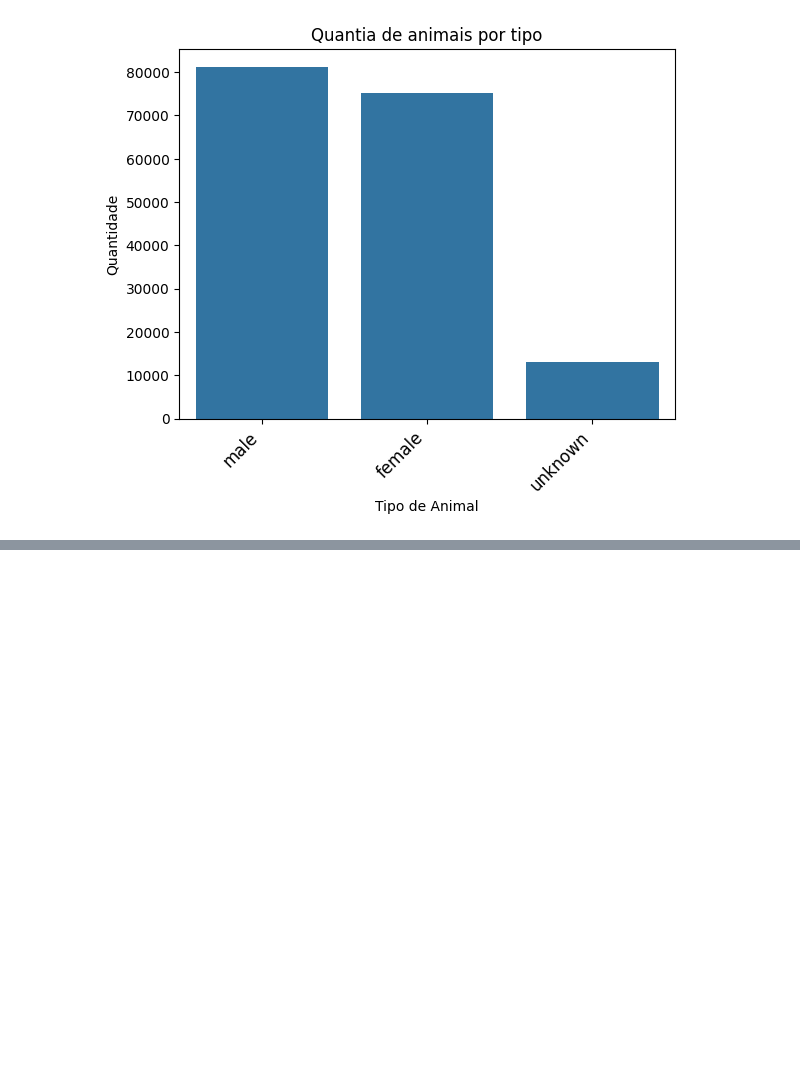
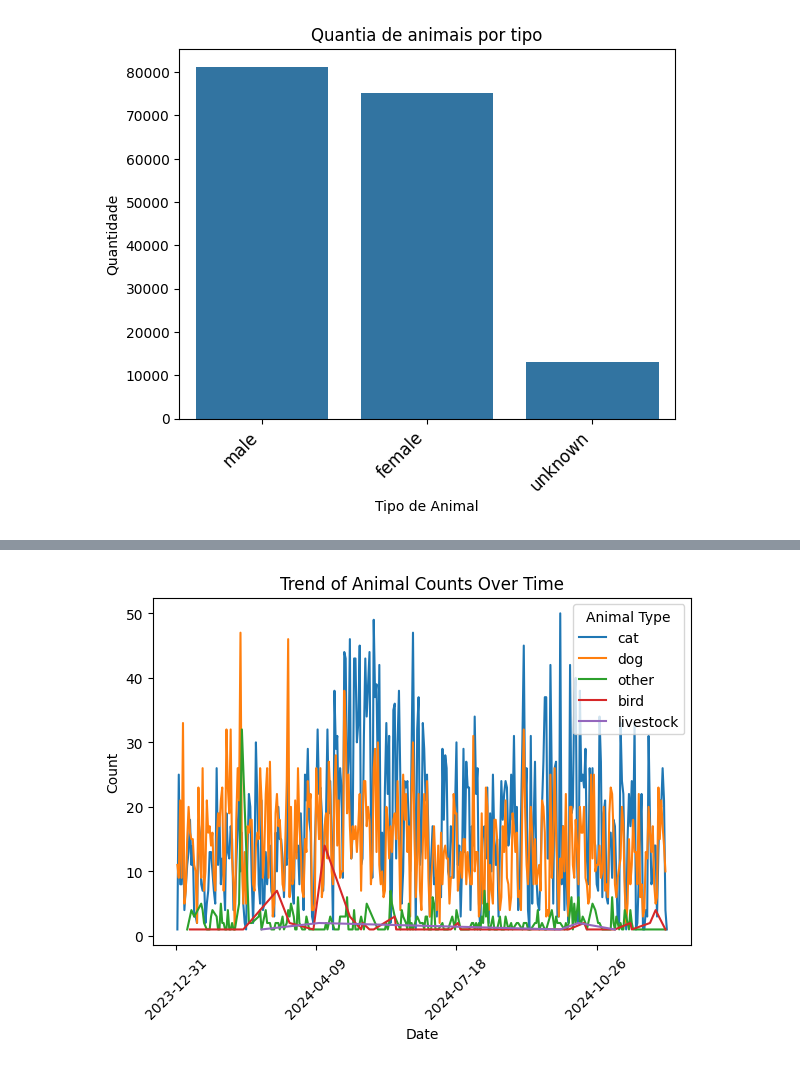
Before and after one commit to renneruan/data-science-animal-shelter, a Jupyter notebook: data_visualization.ipynb, the cells around one changed output, grey strips where cells are left out. Saved outputs shown, nothing was run; the diff lists cells and outputs as text; code cells hidden in the pictures; blank space fills up the shorter version.

Commit message:
Starting structure of visualization

```diff
--- a/data_visualization.ipynb
+++ b/data_visualization.ipynb
@@ -89,0 +71,7 @@ KeyboardInterrupt:
+# %%
+df2 = (
+    df.groupby(["date", "animal_type"])
+    .agg(count=("animal_type", "count"))
+    .reset_index()
+)
+df2.head()
@@ -89,0 +85,19 @@ KeyboardInterrupt:
+# %%
+import matplotlib.dates as mdates
+
+df2["date"] = pd.to_datetime(df2["date"])
+df2 = df2[df2["date"].dt.year.isin([2024])]
+df2_filtered = df2.sort_values(by=["date"])
+
+
+sns.lineplot(data=df2, x="date", y="count", hue="animal_type")
+plt.title("Trend of Animal Counts Over Time")
+plt.xlabel("Date")
+plt.ylabel("Count")
+plt.xticks(rotation=45)
+plt.legend(title="Animal Type")
+plt.tight_layout()
+plt.gca().xaxis.set_major_locator(mdates.DayLocator(interval=100))
+plt.show()
+# %% [output]
+[figure, added]
```
Also changed, not shown: parts of 4 cells of this notebook, 1 other file.
